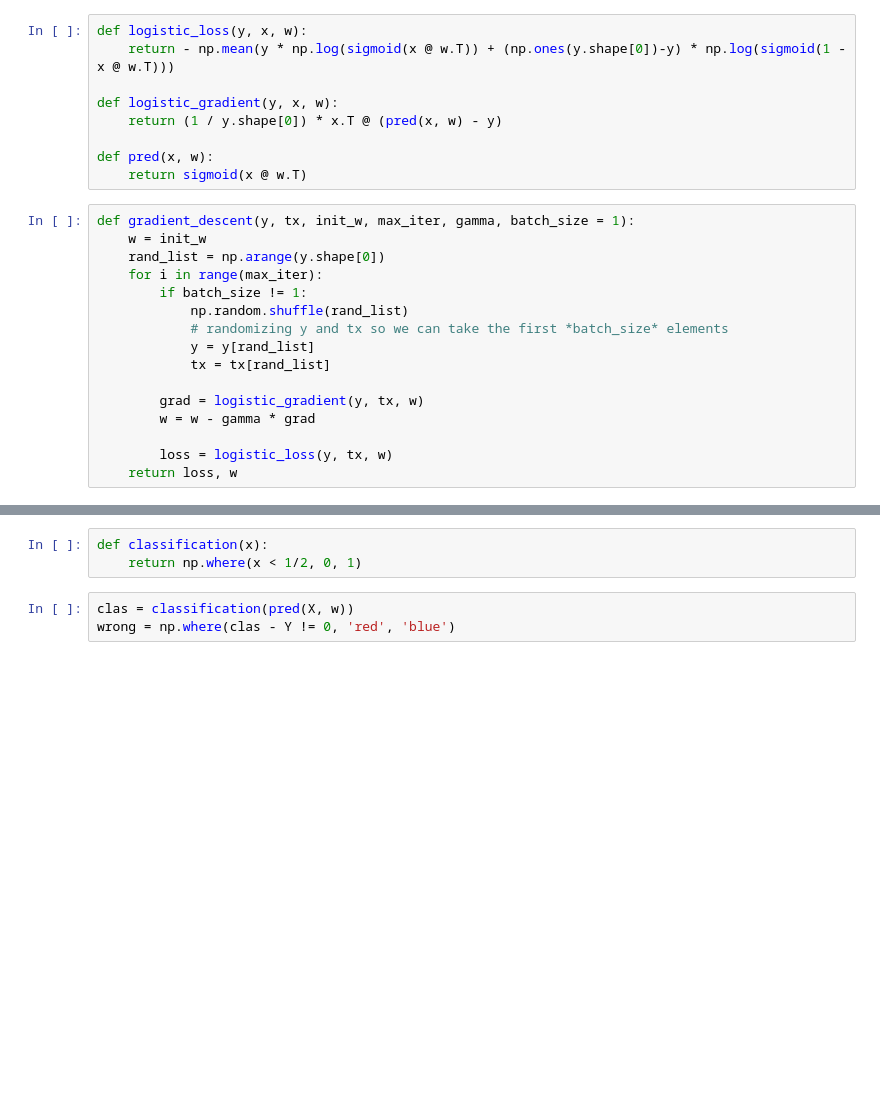
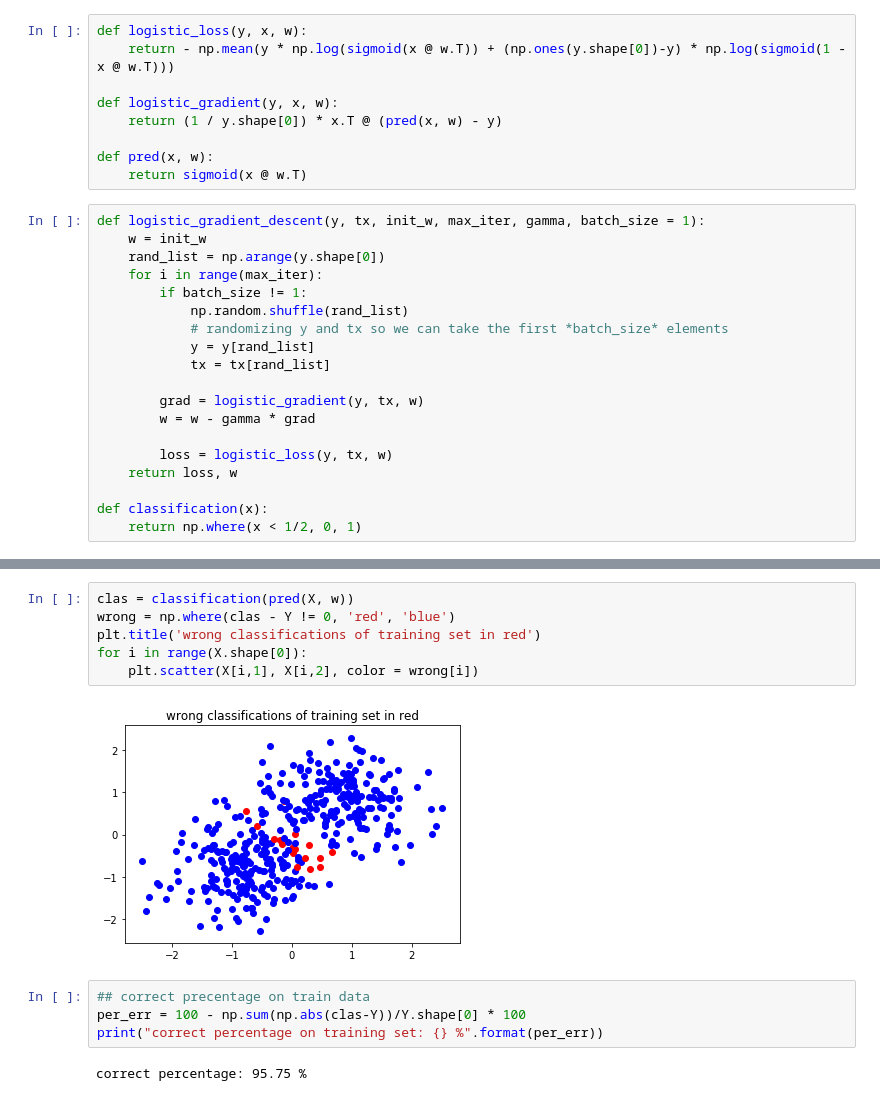
Before and after one commit to LeoSerena/MasterMLProject, a Jupyter notebook: logistic regression.ipynb, the cells around one changed output, grey strips where cells are left out. Saved outputs shown, nothing was run; the diff lists cells and outputs as text; blank space fills up the shorter version.

```diff
--- a/logistic regression.ipynb
+++ b/logistic regression.ipynb
@@ -52,7 +66,7 @@ def logistic_gradient(y, x, w):
 def pred(x, w):
     return sigmoid(x @ w.T)
 # %%
-def gradient_descent(y, tx, init_w, max_iter, gamma, batch_size = 1):
+def logistic_gradient_descent(y, tx, init_w, max_iter, gamma, batch_size = 1):
     w = init_w
     rand_list = np.arange(y.shape[0])
     for i in range(max_iter):
@@ -67,4 +81,7 @@ def gradient_descent(y, tx, init_w, max_iter, gamma, batch_size = 1):
 
         loss = logistic_loss(y, tx, w)
     return loss, w
+
+def classification(x):
+    return np.where(x < 1/2, 0, 1)
 # %%
@@ -75,6 +92,14 @@ array([4.06922577, 5.78477558, 6.38653263])
-# %%
-def classification(x):
-    return np.where(x < 1/2, 0, 1)
 # %%
 clas = classification(pred(X, w))
 wrong = np.where(clas - Y != 0, 'red', 'blue')
+plt.title('wrong classifications of training set in red')
+for i in range(X.shape[0]):
+    plt.scatter(X[i,1], X[i,2], color = wrong[i])
+# %% [output]
+[figure, added]
+# %%
+## correct precentage on train data
+per_err = 100 - np.sum(np.abs(clas-Y))/Y.shape[0] * 100
+print("correct percentage on training set: {} %".format(per_err))
+# %% [output]
+correct percentage: 95.75 %
```
Also changed, not shown: parts of 13 cells of this notebook, 2 other files.
